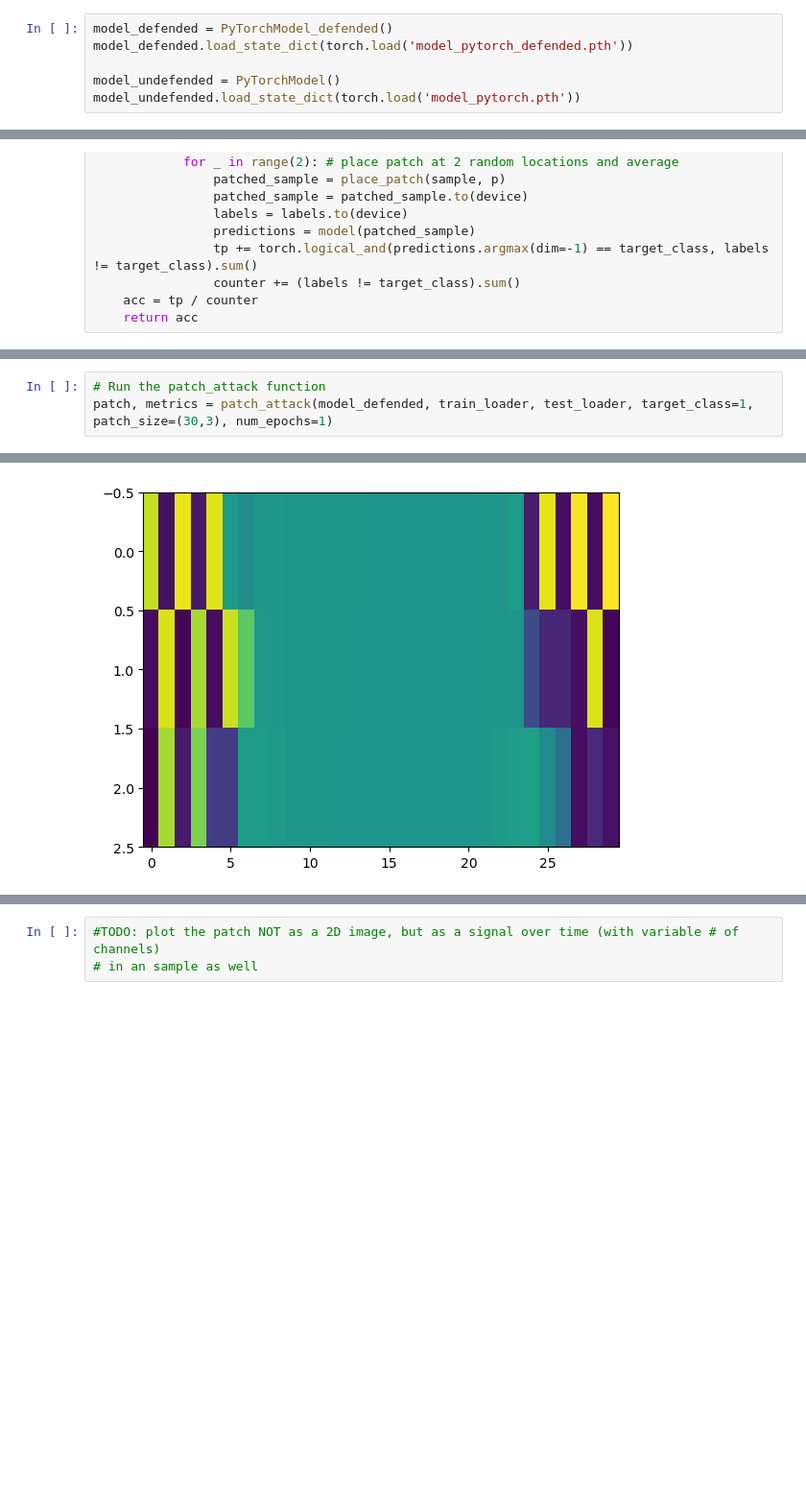
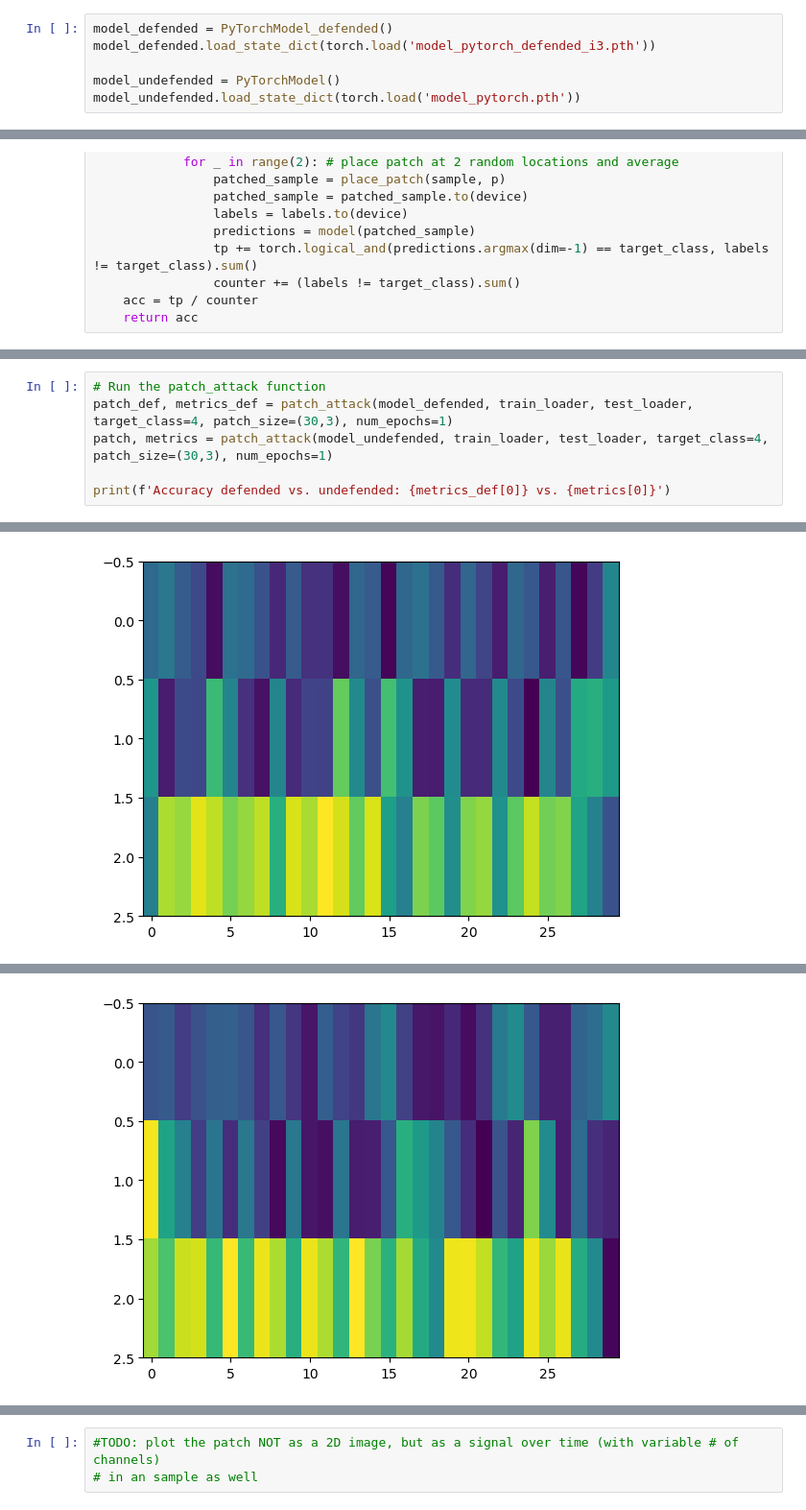
Before and after one commit to gijsdesmit/Project_DL, a Jupyter notebook: patch_attack_pytorch.ipynb, the cells around one changed output, grey strips where cells are left out. Shown at 96% size. Drawn from its saved outputs; the diff is of its cells as text; blank space fills up the shorter version.

Commit message:
patch attack not working?

```diff
--- a/patch_attack_pytorch.ipynb
+++ b/patch_attack_pytorch.ipynb
@@ -11,7 +11,7 @@ from model import PyTorchModel, PyTorchModel_defended
 batchSize = 10
 # %%
 model_defended = PyTorchModel_defended()
-model_defended.load_state_dict(torch.load('model_pytorch_defended.pth'))
+model_defended.load_state_dict(torch.load('model_pytorch_defended_i3.pth'))
 
 model_undefended = PyTorchModel()
 model_undefended.load_state_dict(torch.load('model_pytorch.pth'))
@@ -132,4 +138,7 @@ Epoch 0, FOOLING Test Accuracy: 0.02
 # %%
 # Run the patch_attack function
-patch, metrics = patch_attack(model_defended, train_loader, test_loader, target_class=1, patch_size=(30,3), num_epochs=1)
+patch_def, metrics_def = patch_attack(model_defended, train_loader, test_loader, target_class=4, patch_size=(30,3), num_epochs=1)
+patch, metrics = patch_attack(model_undefended, train_loader, test_loader, target_class=4, patch_size=(30,3), num_epochs=1)
+
+print(f'Accuracy defended vs. undefended: {metrics_def[0]} vs. {metrics[0]}')
 # %% [output]
@@ -137 +146 @@ Epoch 0, FOOLING Test Accuracy: 0.04
-[figure, old version]
+[figure, new version]
@@ -137,0 +148 @@ Epoch 0, FOOLING Test Accuracy: 0.04
+[figure, added]
```
Also changed, not shown: parts of 5 cells of this notebook, 7 other files.
